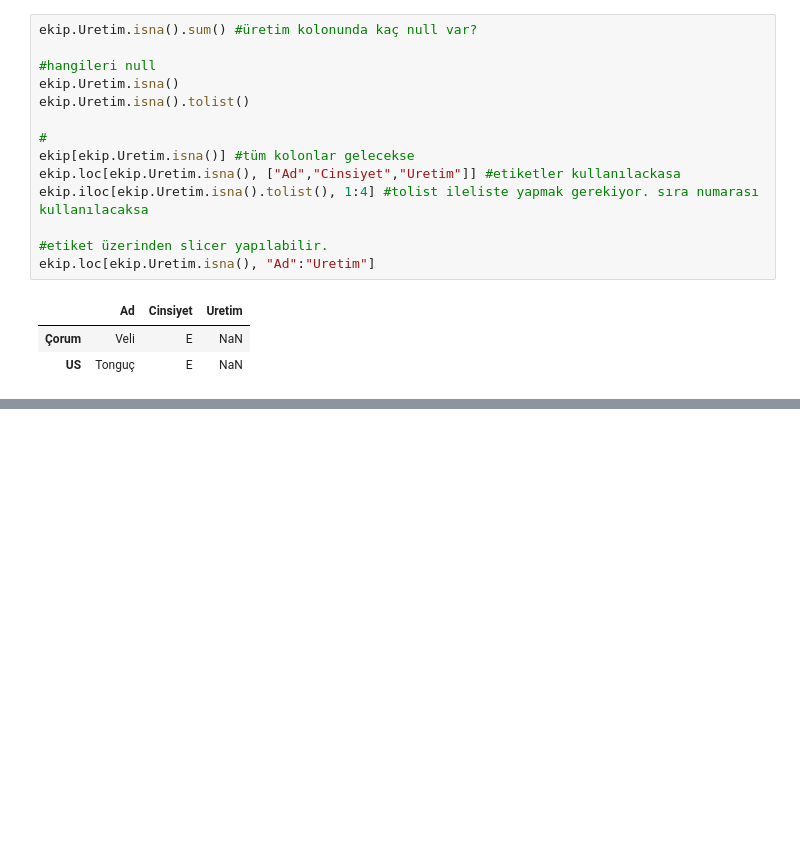
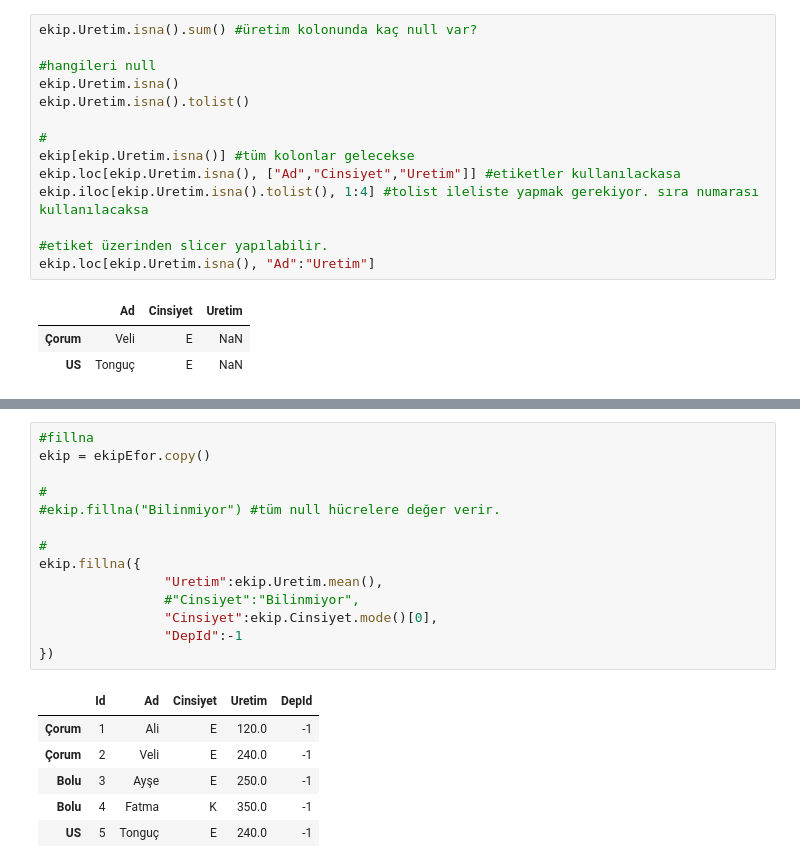
Before and after one commit to bardas97/GtrPython_20220227, a Jupyter notebook: Gun2/2_6_Pandas.ipynb, the cells around one changed output, grey strips where cells are left out. Drawn from its saved outputs; the diff is of its cells as text; blank space fills up the shorter version.

```diff
--- a/Gun2/2_6_Pandas.ipynb
+++ b/Gun2/2_6_Pandas.ipynb
@@ -244,0 +255,21 @@ ekip.loc[ekip.Uretim.isna(), "Ad":"Uretim"]
+# %%
+#fillna
+ekip = ekipEfor.copy()
+
+#
+#ekip.fillna("Bilinmiyor") #tüm null hücrelere değer verir.
+
+#
+ekip.fillna({
+                "Uretim":ekip.Uretim.mean(),
+                #"Cinsiyet":"Bilinmiyor",
+                "Cinsiyet":ekip.Cinsiyet.mode()[0],
+                "DepId":-1
+})
+# %% [output]
+|  | Id | Ad | Cinsiyet | Uretim | DepId |
+| Çorum | 1 | Ali | E | 120.0 | -1 |
+| Çorum | 2 | Veli | E | 240.0 | -1 |
+| Bolu | 3 | Ayşe | E | 250.0 | -1 |
+| Bolu | 4 | Fatma | K | 350.0 | -1 |
+| US | 5 | Tonguç | E | 240.0 | -1 |
```
Also changed, not shown: parts of 7 cells of this notebook.
